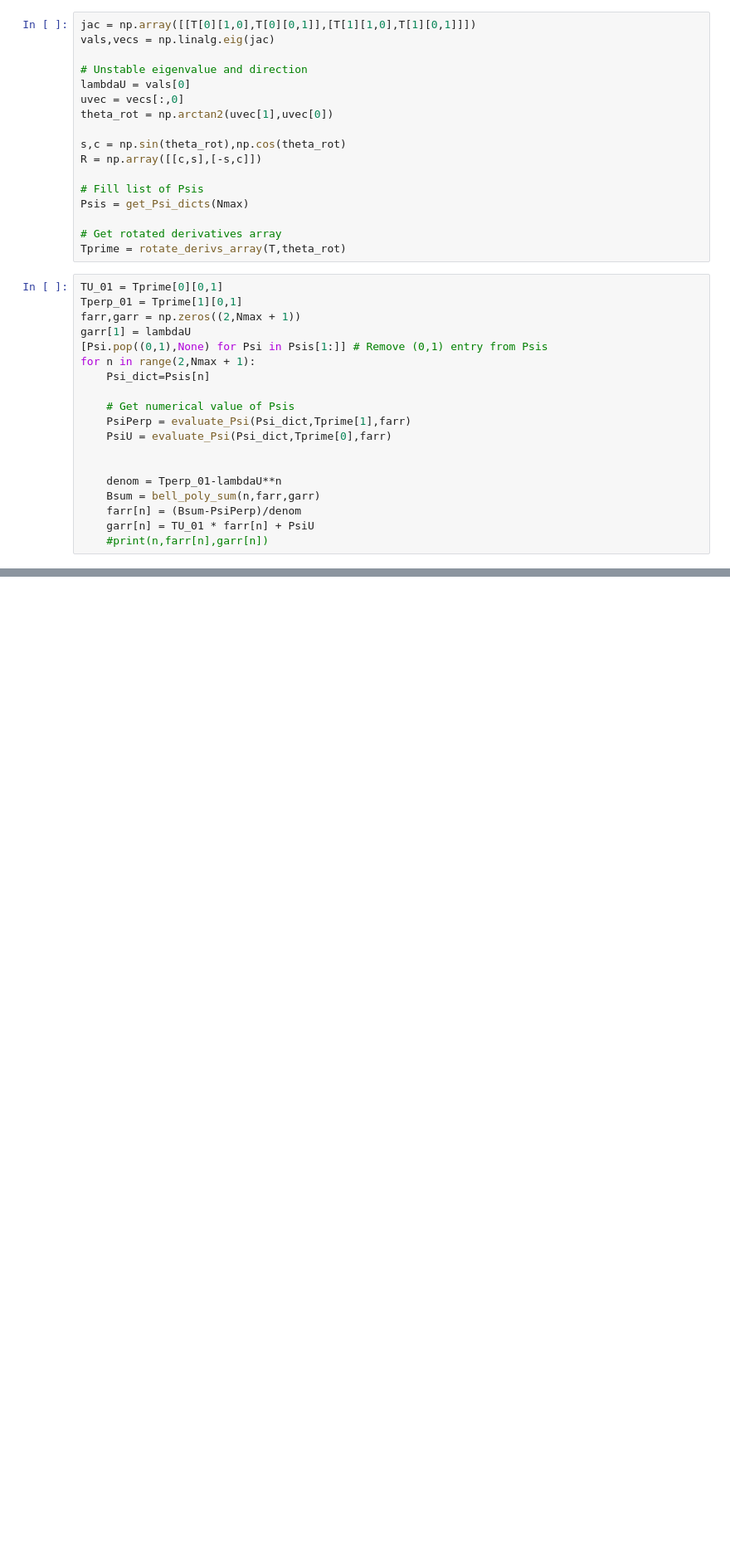
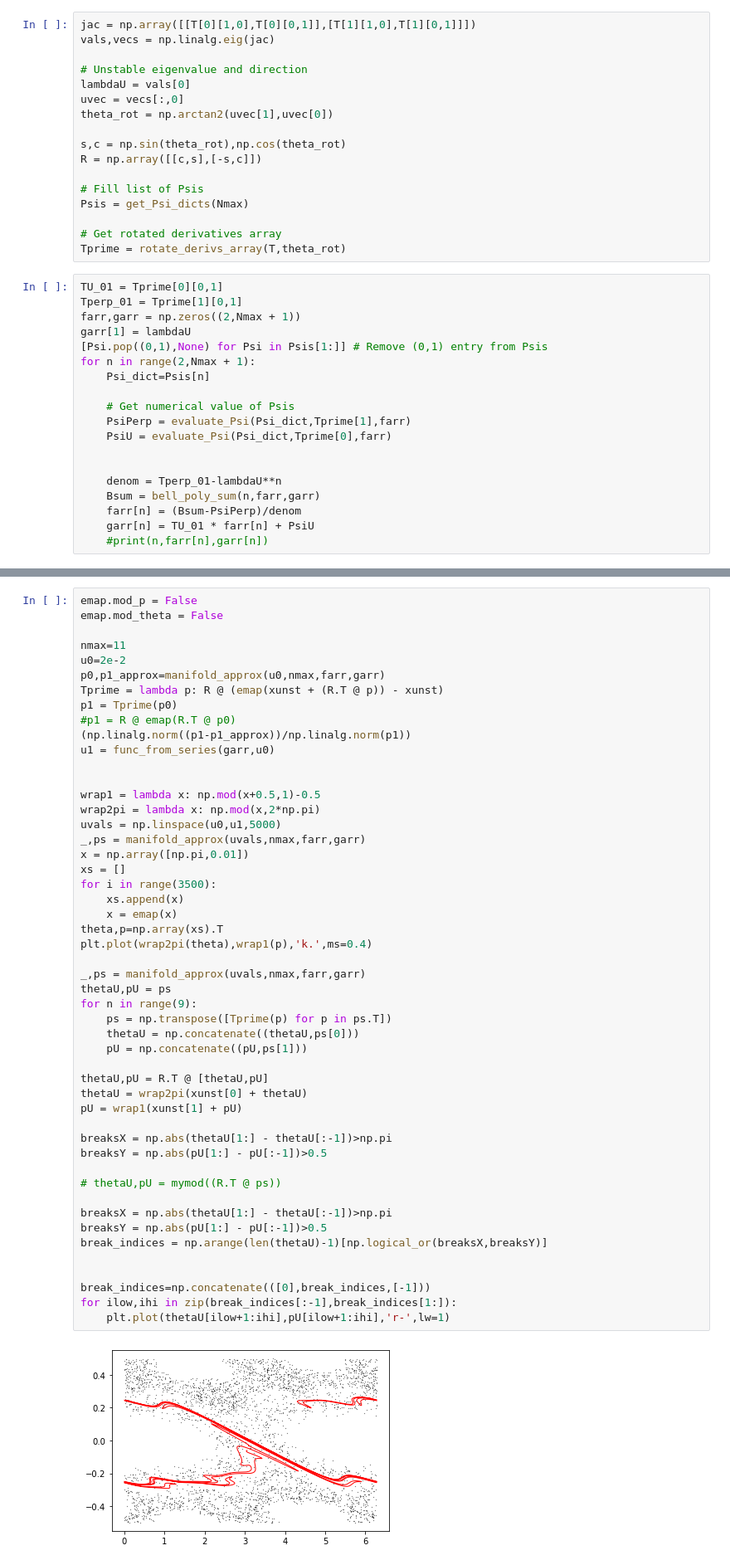
Before and after one commit to shadden/encounter_map_and_instability_timescale, a Jupyter notebook: notebooks/EncounterMapManifoldFixAttempt.ipynb, the cells around one changed output, grey strips where cells are left out. Shown at 83% size. Saved outputs shown, nothing was run; the diff lists cells and outputs as text; blank space fills up the shorter version.

```diff
--- a/notebooks/EncounterMapManifoldFixAttempt.ipynb
+++ b/notebooks/EncounterMapManifoldFixAttempt.ipynb
@@ -231,0 +182,52 @@ ValueError: operands could not be broadcast together with shapes (2,) (2,5000)
+# %%
+emap.mod_p = False
+emap.mod_theta = False
+
+nmax=11
+u0=2e-2
+p0,p1_approx=manifold_approx(u0,nmax,farr,garr)
+Tprime = lambda p: R @ (emap(xunst + (R.T @ p)) - xunst)
+p1 = Tprime(p0)
+#p1 = R @ emap(R.T @ p0)
+(np.linalg.norm((p1-p1_approx))/np.linalg.norm(p1))
+u1 = func_from_series(garr,u0)
+
+
+wrap1 = lambda x: np.mod(x+0.5,1)-0.5
+wrap2pi = lambda x: np.mod(x,2*np.pi)
+uvals = np.linspace(u0,u1,5000)
+_,ps = manifold_approx(uvals,nmax,farr,garr)
+x = np.array([np.pi,0.01])
+xs = []
+for i in range(3500):
+    xs.append(x)
+    x = emap(x)
+theta,p=np.array(xs).T
+plt.plot(wrap2pi(theta),wrap1(p),'k.',ms=0.4)
+
+_,ps = manifold_approx(uvals,nmax,farr,garr)
+thetaU,pU = ps
+for n in range(9):
+    ps = np.transpose([Tprime(p) for p in ps.T])
+    thetaU = np.concatenate((thetaU,ps[0]))
+    pU = np.concatenate((pU,ps[1]))
+
+thetaU,pU = R.T @ [thetaU,pU]
+thetaU = wrap2pi(xunst[0] + thetaU)
+pU = wrap1(xunst[1] + pU)
+
+breaksX = np.abs(thetaU[1:] - thetaU[:-1])>np.pi
+breaksY = np.abs(pU[1:] - pU[:-1])>0.5
+
+# thetaU,pU = mymod((R.T @ ps))
+
+breaksX = np.abs(thetaU[1:] - thetaU[:-1])>np.pi
+breaksY = np.abs(pU[1:] - pU[:-1])>0.5
+break_indices = np.arange(len(thetaU)-1)[np.logical_or(breaksX,breaksY)]
+
+
+break_indices=np.concatenate(([0],break_indices,[-1]))
+for ilow,ihi in zip(break_indices[:-1],break_indices[1:]):
+    plt.plot(thetaU[ilow+1:ihi],pU[ilow+1:ihi],'r-',lw=1)
+# %% [output]
+[figure, added]
```
Also changed, not shown: parts of 5 cells of this notebook, 1 other file.
